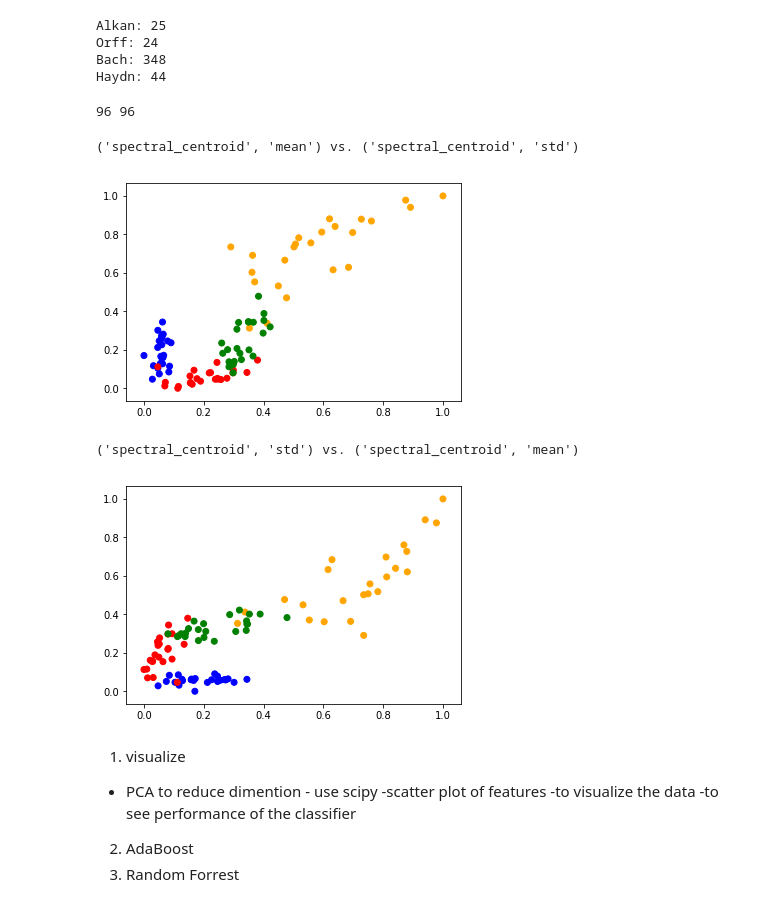
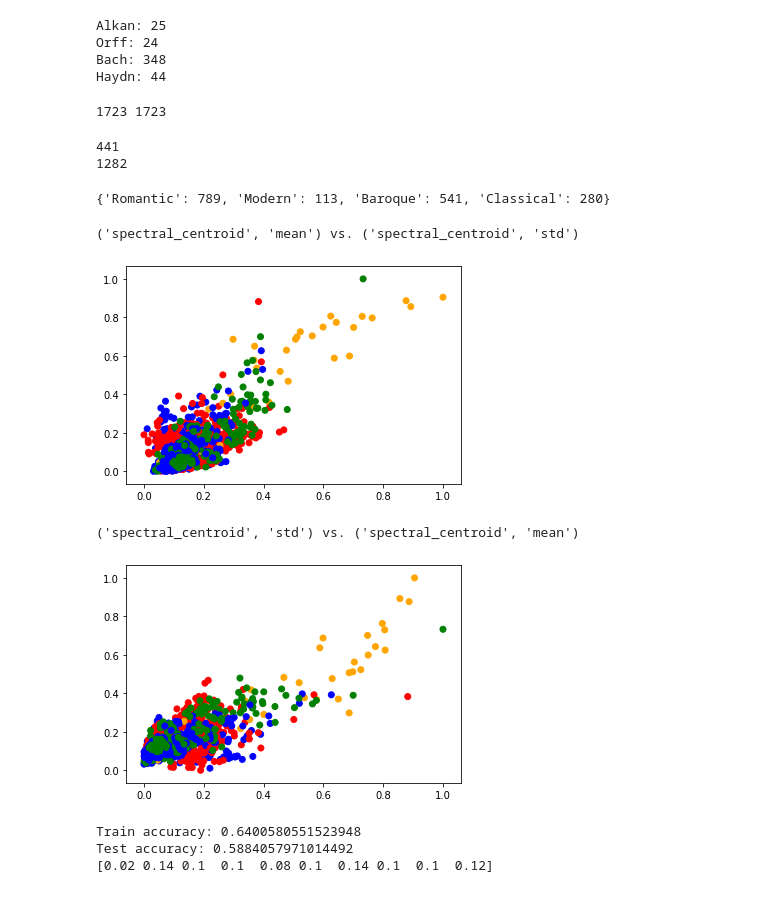
Before and after one commit to lucaspauker/music-matcher, a Jupyter notebook: music_matcher.ipynb, the cells around one changed output. Drawn from its saved outputs; the diff is of its cells as text; code cells hidden in the pictures.

Commit message:
Update script to handle MAESTRO dataset

```diff
--- a/music_matcher.ipynb
+++ b/music_matcher.ipynb
@@ -60,6 +198,9 @@ KEYWORDS = [("spectral_centroid", "mean"), ("spectral_centroid", "std"),
             ("tonnetz", "mean"), ("tonnetz", "std")]
 
 def extract_features(data):
+    """This method extracts features from the data passed in, creating
+    a dictionary mapping each composer to an array of feature vectors.
+    """
     features = load(METADATA_DIR + "features.csv")
 
     feature_table = {}
@@ -102,28 +243,29 @@ def load_data(composers_to_learn=None):
     return composer_dict
 # %%
 def get_learning_data(data):
-    """
-    Make data usable by sklearn
+    """This method makes the input data usable by sklearn.
+    It converts the input data into input vectors (x) and output
+    classifications (y).
     """
     composer_era_map = {"Bach":"Baroque", "Haydn":"Classical",
                         "Alkan":"Romantic", "Orff":"Modern"}
     trimmed_data = {}
-    era_counts = {}
-    for composer in data:
-        era = composer_era_map[composer]
-        if era not in era_counts: era_counts[era] = len(data[composer])
-        else: era_counts[era] += len(data[composer])
+    #era_counts = {}
+    #for composer in data:
+    #    era = composer_era_map[composer]
+    #    if era not in era_counts: era_counts[era] = len(data[composer])
+    #    else: era_counts[era] += len(data[composer])
 
     x = []
     y = []
-    num_tracks = min(era_counts.values())
-    era_counts = {}
+    #num_tracks = min(era_counts.values())
+    #era_counts = {}
     for composer in data:
         for d in data[composer]:
             era = composer_era_map[composer]
-            if era not in era_counts: era_counts[era] = 1
-            else: era_counts[era] += 1
-            if era_counts[era] > num_tracks: continue
+            #if era not in era_counts: era_counts[era] = 1
+            #else: era_counts[era] += 1
+            #if era_counts[era] > num_tracks: continue
             y.append(composer_era_map[composer])
             vector = []
             for feature in d:
@@ -153,31 +300,47 @@ features = extract_features(composer_data)
+# %%
+agg_x = x + maestro_x
+agg_y = y + maestro_y
 # %%
-x, y = get_learning_data(features)
 scaler = MinMaxScaler()
-x = scaler.fit_transform(x)
+agg_x = scaler.fit_transform(agg_x)
 # print(x)
-print(len(x), len(y))
+print(len(agg_x), len(agg_y))
 # %% [output]
-96 96
+1723 1723
+# %%
+print(len(x))
+print(len(maestro_x))
+# %% [output]
+441
+1282
+# %%
+era_dict = {}
+for point in agg_y:
+    if point in era_dict: era_dict[point] += 1
+    else: era_dict[point] = 1
+print(era_dict)
+# %% [output]
+{'Romantic': 789, 'Modern': 113, 'Baroque': 541, 'Classical': 280}
 # %%
 # DATA VISUALIZATION
 single_feature_vectors = [[] for _ in range(len(x[0]))]
 color_map = {"Baroque":"red", "Classical":"green",
             "Romantic":"blue", "Modern":"orange"}
 colors = []
-for k, data_pt in enumerate(x):
-    colors.append(color_map[y[k]])
+for k, data_pt in enumerate(agg_x):
+    colors.append(color_map[agg_y[k]])
     for i in range(len(data_pt)):
         single_feature_vectors[i].append(data_pt[i])
 for a in range(2):
     for b in range(2):
         if a != b:
             print(KEYWORDS[a], "vs.", KEYWORDS[b])
             plt.scatter(single_feature_vectors[a], single_feature_vectors[b], c=colors)
             plt.show()
             print()
 # %% [output]
 ('spectral_centroid', 'mean') vs. ('spectral_centroid', 'std')
-[figure, old version]
+[figure, new version]
 ('spectral_centroid', 'std') vs. ('spectral_centroid', 'mean')
-[figure, old version]
+[figure, new version]
 # %%
@@ -188,8 +348,10 @@ bach_x, bach_y = get_learning_data(bach_features)
-# %% [markdown]
-1. visualize
- - PCA to reduce dimention - use scipy
- -scatter plot of features
- -to visualize the data
- -to see performance of the classifier
-2. AdaBoost
-3. Random Forrest
+# %%
+clf = AdaBoostClassifier(n_estimators=50, random_state=0, )
+clf.fit(x_train, y_train)
+print("Train accuracy:", clf.score(x_train, y_train))
+print("Test accuracy:", clf.score(x_test, y_test))
+print(clf.feature_importances_)
+# %% [output]
+Train accuracy: 0.6400580551523948
+Test accuracy: 0.5884057971014492
+[0.02 0.14 0.1  0.1  0.08 0.1  0.14 0.1  0.1  0.12]
```
Also changed, not shown: parts of 13 cells of this notebook.
